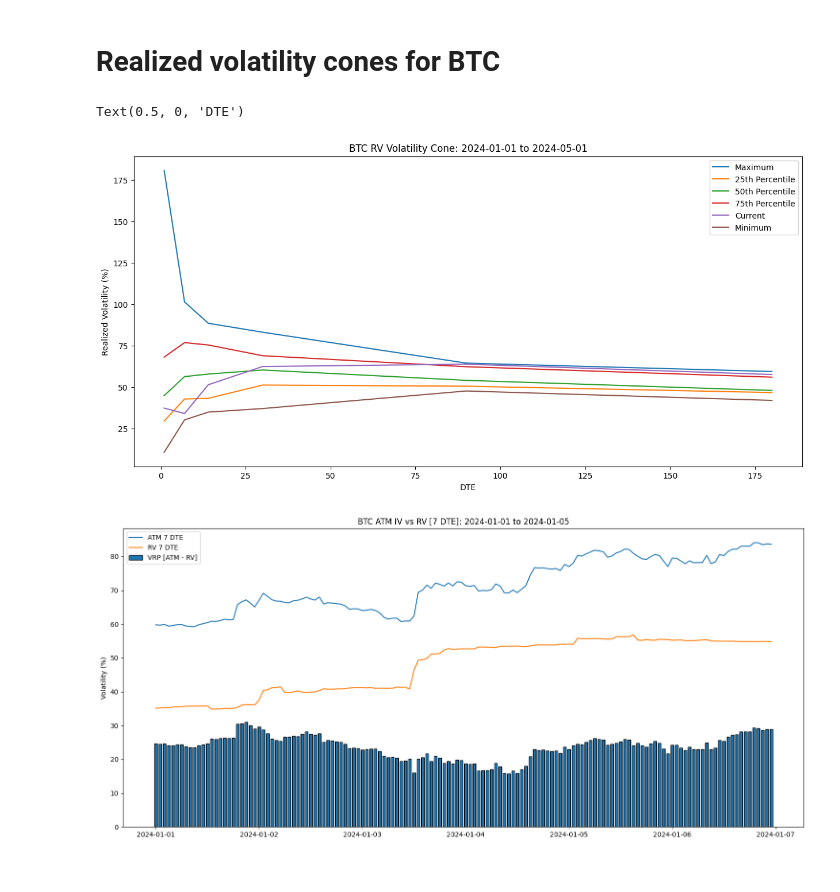
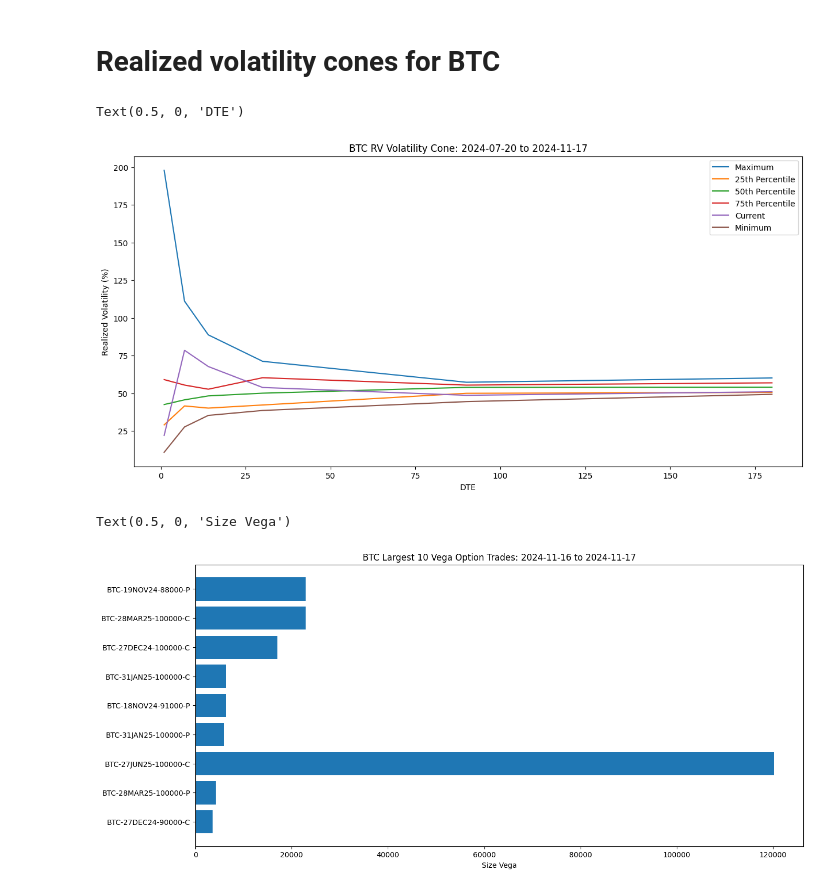
Before and after one commit to amberdata/amberdata-derivatives-sdk, a Jupyter notebook: jupyter_notebooks/realized_volatility.ipynb, the cells around one changed output. Cells and saved outputs as stored; diff of their text form; code cells hidden in the pictures.

```diff
--- a/jupyter_notebooks/realized_volatility.ipynb
+++ b/jupyter_notebooks/realized_volatility.ipynb
@@ -84,14 +85,13 @@ plt.title("BTC Seasonality: Volatility Month of Year: 2024-01-01 to 2024-05-01")
 # %% [markdown]
 # Realized volatility cones for BTC
 # %%
-import datetime
+last_x_days = 120 # 4 months
 
-last_x_days = 60
+now        = datetime.datetime.now()
+end_date   = now.strftime('%Y-%m-%d')
+start_date = (now + datetime.timedelta(days=-last_x_days)).strftime('%Y-%m-%d')
 
-now = datetime.datetime.now()
-end_str = now.strftime('%Y-%m-%d')
-start_str = (now + datetime.timedelta(days=-last_x_days)).strftime('%Y-%m-%d')
-data = amberdata_client.get_realized_volatility_cones(exchange='gdax', pair='btc_usd', startDate=start_str, endDate=end_str)
+data = amberdata_client.get_realized_volatility_cones(exchange='gdax', pair='btc_usd', startDate=start_date, endDate=end_date)
 data = pd.DataFrame(data['payload']['data'])
 data = data.drop(columns=['exchange', 'pair']).T
 
@@ -118,28 +118,29 @@ plt.plot(cone_current.dte, cone_current.rv, label='Current')
 plt.plot(cone_min.dte, cone_min.rv, label='Minimum')
 
 plt.legend()
-plt.title(f"BTC RV Volatility Cone: {start_str} to {end_str}")
+plt.title(f"BTC RV Volatility Cone: {start_date} to {end_date}")
 plt.ylabel("Realized Volatility (%)")
 plt.xlabel("DTE")
 # %% [output]
 Text(0.5, 0, 'DTE')
-[figure, old version]
+[figure, new version]
 # %%
 # IV vs RV + VRP
 # %%
-import datetime
-now = datetime.datetime.now()
-end_str = now.strftime('%Y-%m-%d')
-start_str = (now + datetime.timedelta(days=-1)).strftime('%Y-%m-%d')
-data = amberdata_client.get_options_scanner_top_trades(exchange='deribit', currency='btc', startDate=start_str, endDate=end_str)
+now        = datetime.datetime.now()
+end_date   = now.strftime('%Y-%m-%d')
+start_date = (now + datetime.timedelta(days=-1)).strftime('%Y-%m-%d')
+
+data = amberdata_client.get_options_scanner_top_trades(exchange='deribit', currency='btc', startDate=start_date, endDate=end_date)
 data = pd.DataFrame(data['payload']['data'])
 
 # only look at top 10 & sort by descending order
 data = data.sort_values("sizeVega", ascending=False).head(10).reset_index(drop=True)
 
 plt.figure(figsize=(15, 7))
 plt.barh(data.instrument, data.sizeVega[::-1])
-plt.title(f"BTC Largest 10 Vega Option Trades: {start_str} to {end_str}")
+plt.title(f"BTC Largest 10 Vega Option Trades: {start_date} to {end_date}")
 plt.xlabel("Size Vega")
 # %% [output]
+Text(0.5, 0, 'Size Vega')
-[figure, old version]
+[figure, new version]
```
Also changed, not shown: parts of 4 cells of this notebook, 2 other files.
